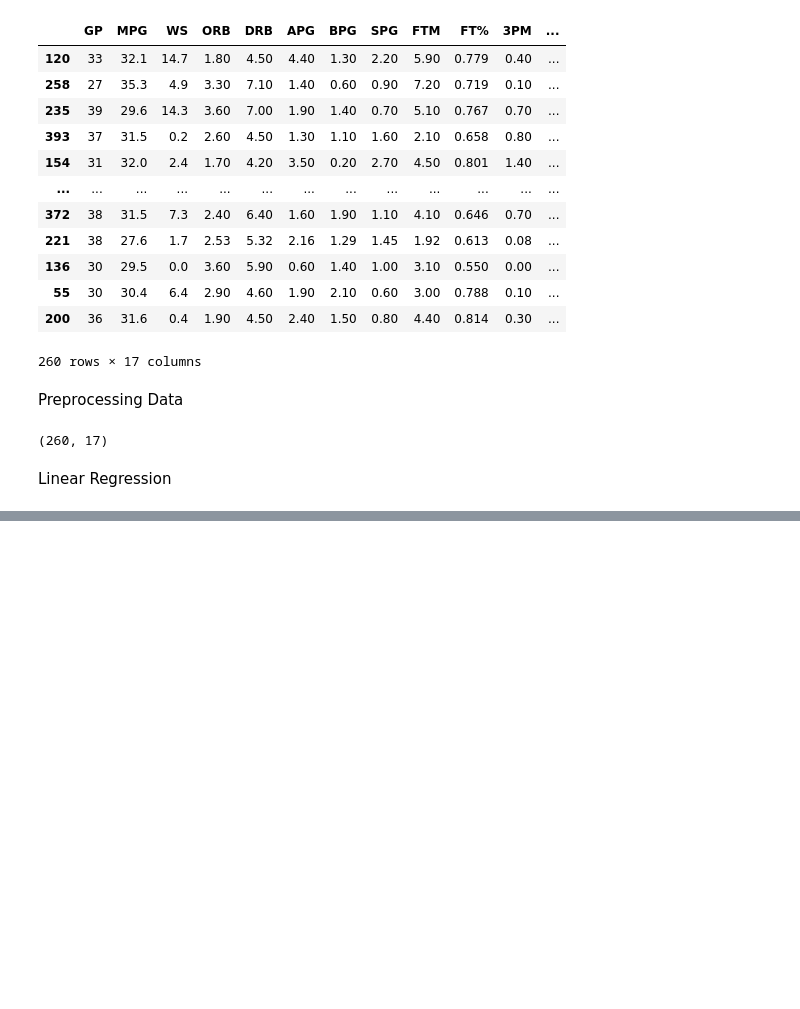
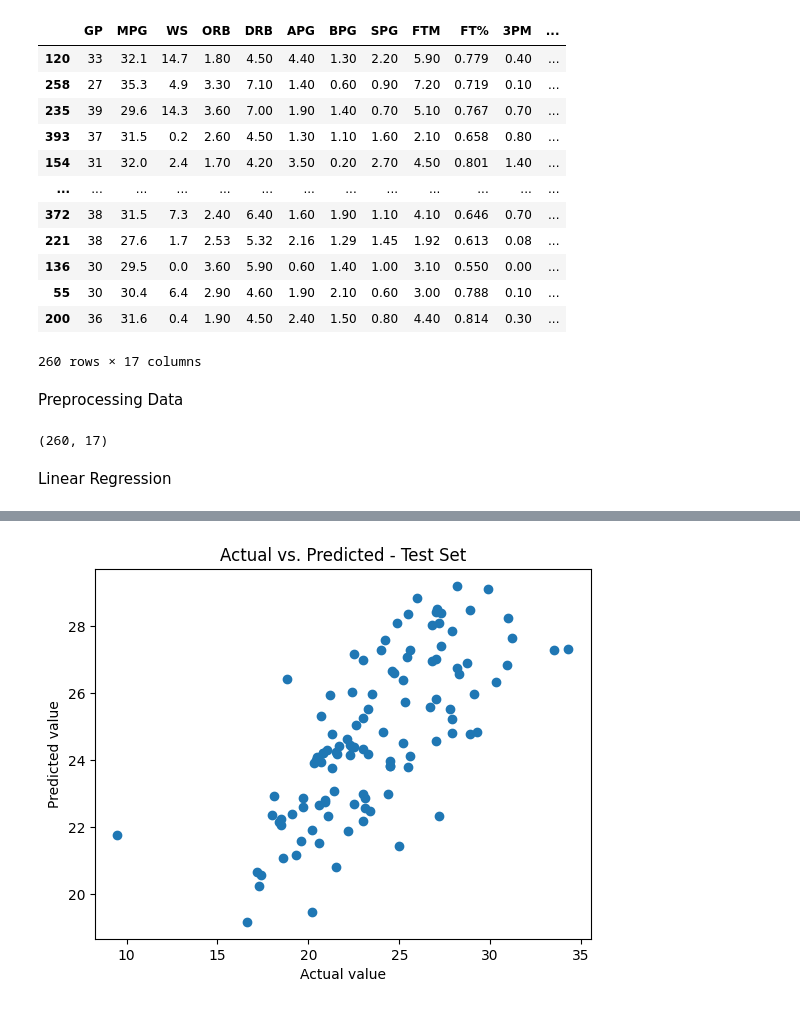
Before and after one commit to hunnain-atif/SYDE522-Final, a Jupyter notebook: SYDE522_Final_Project.ipynb, the cells around one changed output, grey strips where cells are left out. Cells and saved outputs as stored; diff of their text form; code cells hidden in the pictures; blank space fills up the shorter version.

```diff
--- a/SYDE522_Final_Project.ipynb
+++ b/SYDE522_Final_Project.ipynb
@@ -188,0 +204,12 @@ plt.show()
+# %%
+# calculate the predicted values for test data
+y_pred_test = ridge_model.predict(X_test_scaled)
+
+# visualize the difference between actual and predicted data using scatter plot
+plt.scatter(y_test, y_pred_test)
+plt.xlabel("Actual value")
+plt.ylabel("Predicted value")
+plt.title("Actual vs. Predicted - Test Set")
+plt.show()
+# %% [output]
+[figure, added]
```
Also changed, not shown: parts of 8 cells of this notebook.
